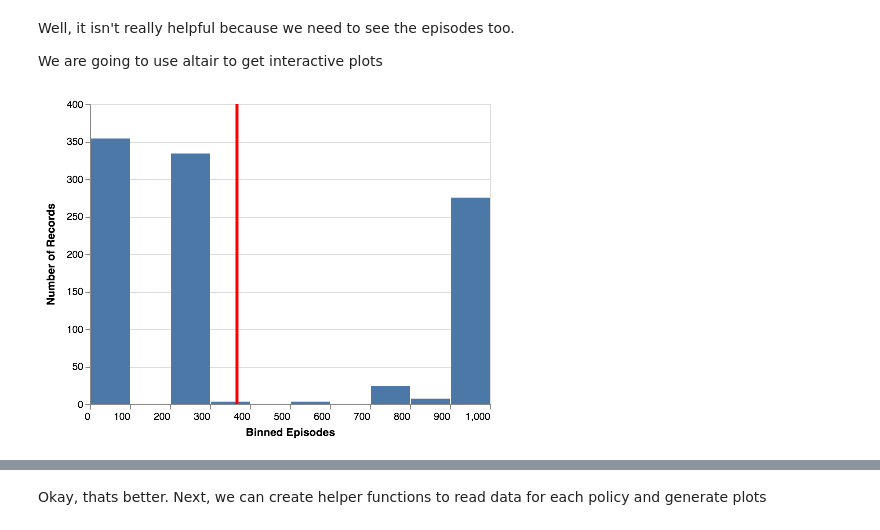
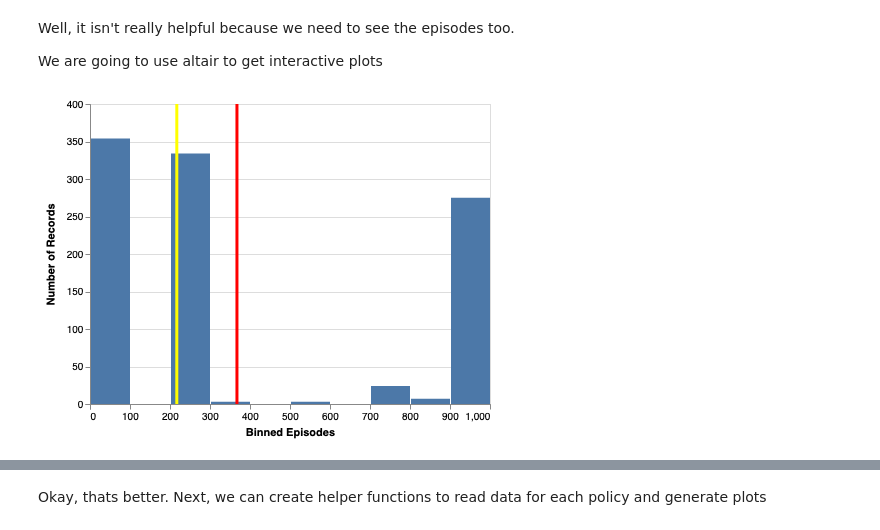
Before and after one commit to katnoria/hill-climbing-agents, a Jupyter notebook: notebooks/analyse.ipynb, the cells around one changed output, grey strips where cells are left out. Cells and saved outputs as stored; diff of their text form; code cells hidden in the pictures.

```diff
--- a/notebooks/analyse.ipynb
+++ b/notebooks/analyse.ipynb
@@ -97,15 +97,21 @@ We are going to use altair to get interactive plots
 # %%
 bar = alt.Chart(df).mark_bar().encode(
     alt.X("episodes", bin=True, title="Binned Episodes"),
     alt.Y("count(episodes)"),
 #     alt.Color("count(episodes)", scale=alt.Scale(scheme="oranges"))
 )
 
 rule = alt.Chart(df).mark_rule(color='red').encode(
     x='mean(episodes)',
     size=alt.value(3)
 )
+
+rule2 = alt.Chart(df).mark_rule(color='yellow').encode(
+    x='median(episodes)',
+    size=alt.value(3)
+)
+
 #bar
-bar + rule
+bar + rule + rule2
 # %% [output]
-[figure, old version]
+[figure, new version]
```
Also changed, not shown: parts of 15 cells of this notebook.
